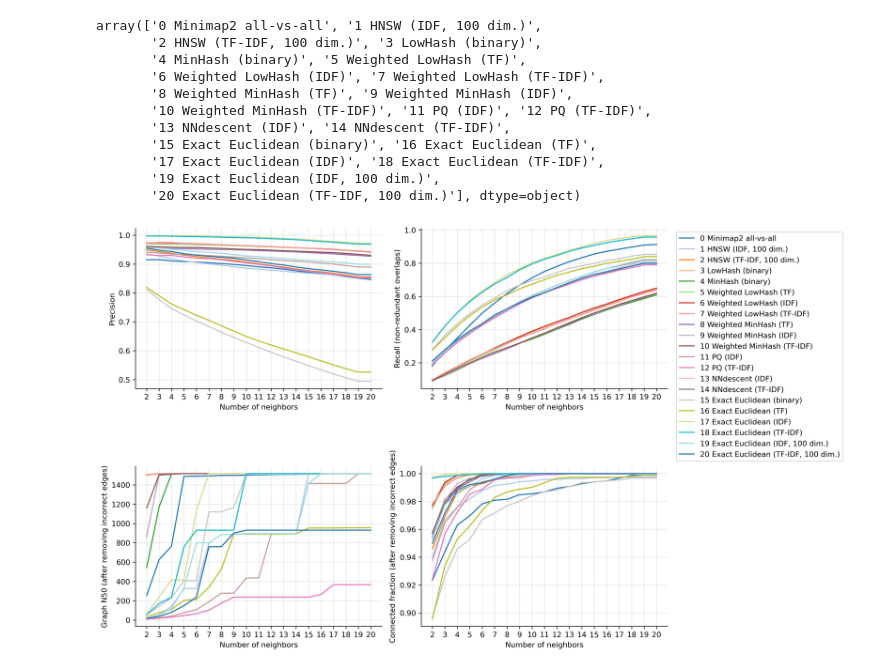
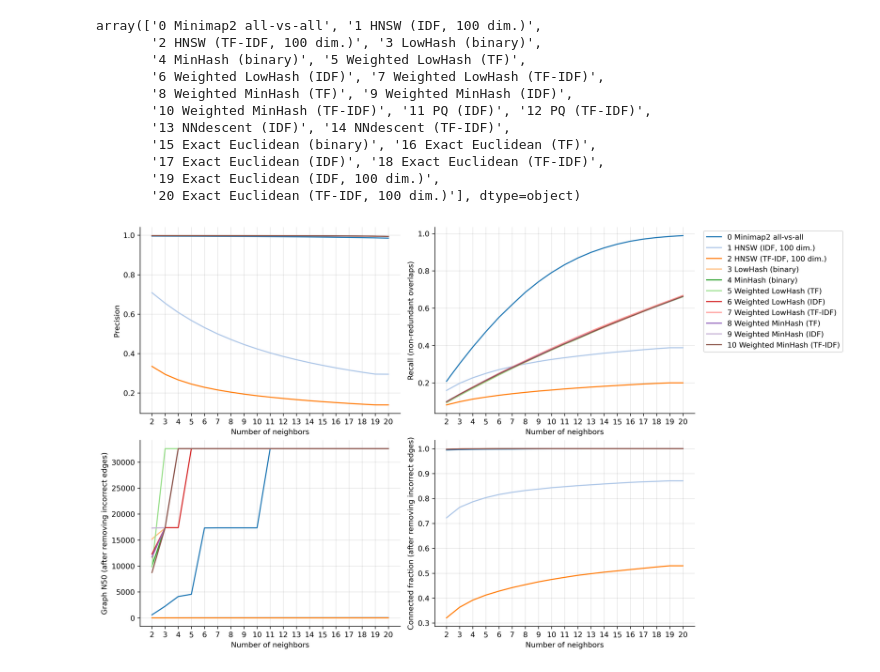
Before and after one commit to jzhang-dev/kNN-overlap-finder, a Jupyter notebook: notebooks/plot/plot.py.ipynb, the cells around one changed output. Cells and saved outputs as stored; diff of their text form; code cells hidden in the pictures.

```diff
--- a/notebooks/plot/plot.py.ipynb
+++ b/notebooks/plot/plot.py.ipynb
@@ -9,7 +9,7 @@ plt.rcParams['figure.facecolor'] = 'white'
 plt.rcParams['figure.dpi'] = 300
 # %%
 dfs = []
-for region in ("IGK", "TRA", 'HLA', "IGH"):
+for region in ("IGK", "TRA", 'HLA', "IGH", "chr6_50M"):
     tsv = f"../../data/evaluation/CHM13/{region}/pbsim_ONT_93_30k/kmer_k16/overlap_statistics.tsv"
     df = pd.read_table(tsv)
     df.insert(0, "region", region)
@@ -33,37 +33,37 @@ array(['0 Minimap2 all-vs-all', '1 HNSW (IDF, 100 dim.)',
        '19 Exact Euclidean (IDF, 100 dim.)',
        '20 Exact Euclidean (TF-IDF, 100 dim.)'], dtype=object)
 # %%
-df = stat_df.query("region == 'IGH'")
+df = stat_df.query("region == 'chr6_50M'")
 
 y_labels = dict(
     precision="Precision",
     nr_recall="Recall (non-redundant overlaps)",
     N50="Graph N50 (after removing incorrect edges)",
     connected_fraction="Connected fraction (after removing incorrect edges)"
 )
 
 palette = 'tab20'
 k_values = np.arange(2, df['n_neighbors'].max() + 1)
 
 fig, axes = plt.subplots(2, 2, figsize=(14, 8), constrained_layout=True)
 for i, ax in enumerate( itertools.chain(*axes) ):
     y = list(y_labels)[i]
     x = 'n_neighbors'
     hue = 'label'
     g = seaborn.lineplot(ax=ax, data=df, x=x, y=y, hue=hue, palette=palette)
     ax.set_xticks(k_values)
     ax.set_xlabel("Number of neighbors")
     ax.set_ylabel(y_labels[y])
     ax.grid(axis='both', color='k', alpha=0.1)
 
     if i == 1:
         ax.legend(loc="upper left", bbox_to_anchor=(1.02, 1))
     else:
         ax.get_legend().remove()
 
     ax.spines[['top', 'right']].set_visible(False)
 # %% [output]
-[figure, old version]
+[figure, new version]
 # %%
 fig, ax = plt.subplots(figsize=(8, 6))
 y = 'precision'
```
Also changed, not shown: parts of 1 cell of this notebook, 4 other files.
